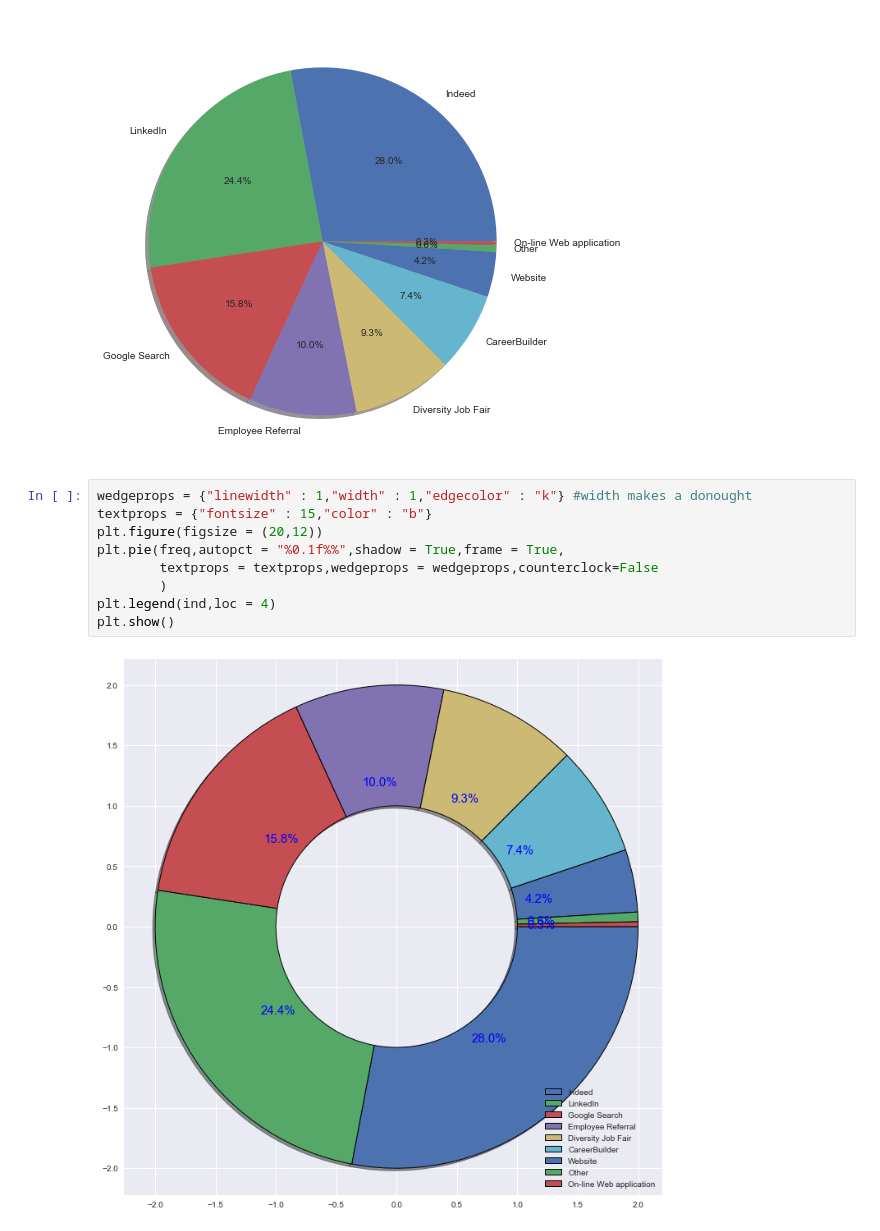
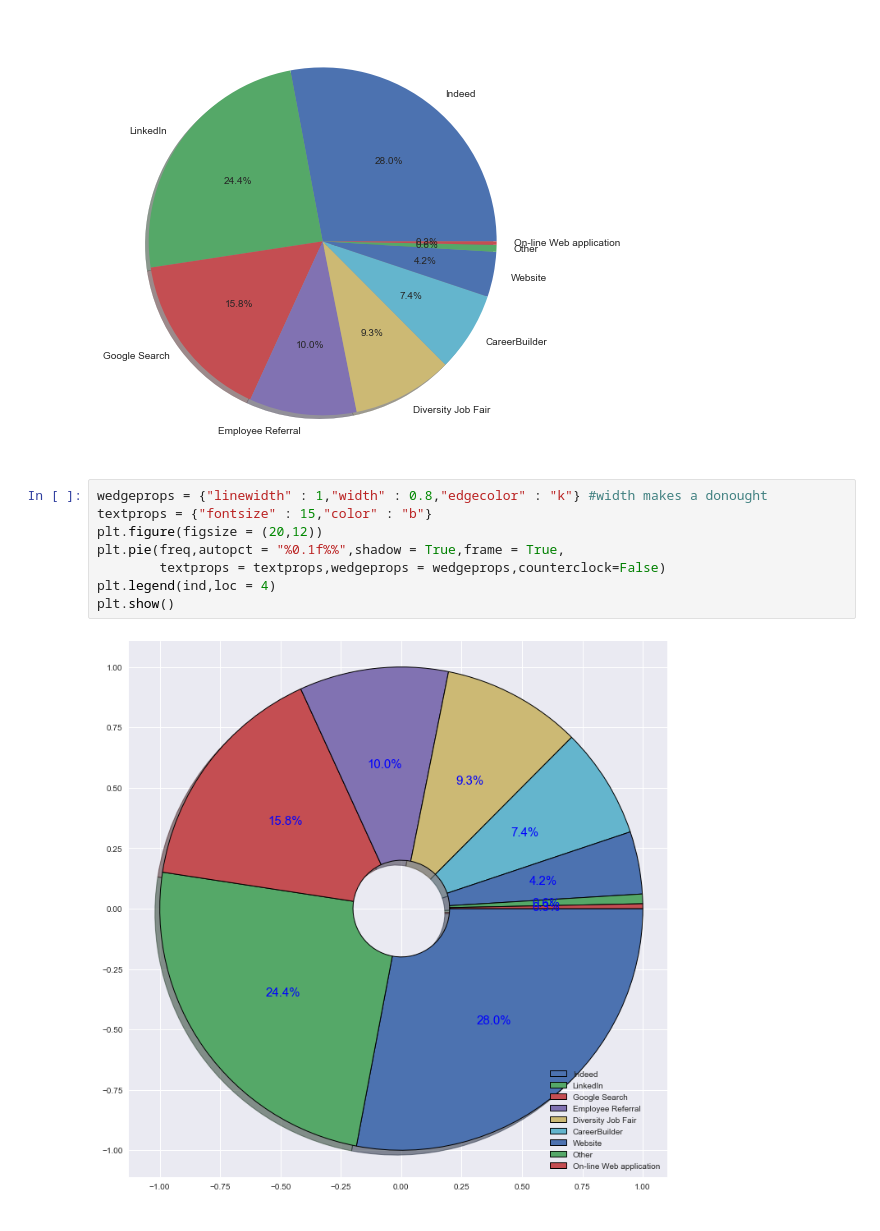
Before and after one commit to anmolk11/Data-visualization, a Jupyter notebook: Untitled.ipynb, the cells around one changed output. Saved outputs shown, nothing was run; the diff lists cells and outputs as text.

```diff
--- a/Untitled.ipynb
+++ b/Untitled.ipynb
@@ -242,13 +243,12 @@ plt.show()
 # %% [output]
 [figure]
 # %%
-wedgeprops = {"linewidth" : 1,"width" : 1,"edgecolor" : "k"} #width makes a donought
+wedgeprops = {"linewidth" : 1,"width" : 0.8,"edgecolor" : "k"} #width makes a donought
 textprops = {"fontsize" : 15,"color" : "b"}
 plt.figure(figsize = (20,12))
 plt.pie(freq,autopct = "%0.1f%%",shadow = True,frame = True,
-        textprops = textprops,wedgeprops = wedgeprops,counterclock=False
-        )
+        textprops = textprops,wedgeprops = wedgeprops,counterclock=False)
 plt.legend(ind,loc = 4)
 plt.show()
 # %% [output]
-[figure, old version]
+[figure, new version]
```
Also changed, not shown: parts of 5 cells of this notebook.
